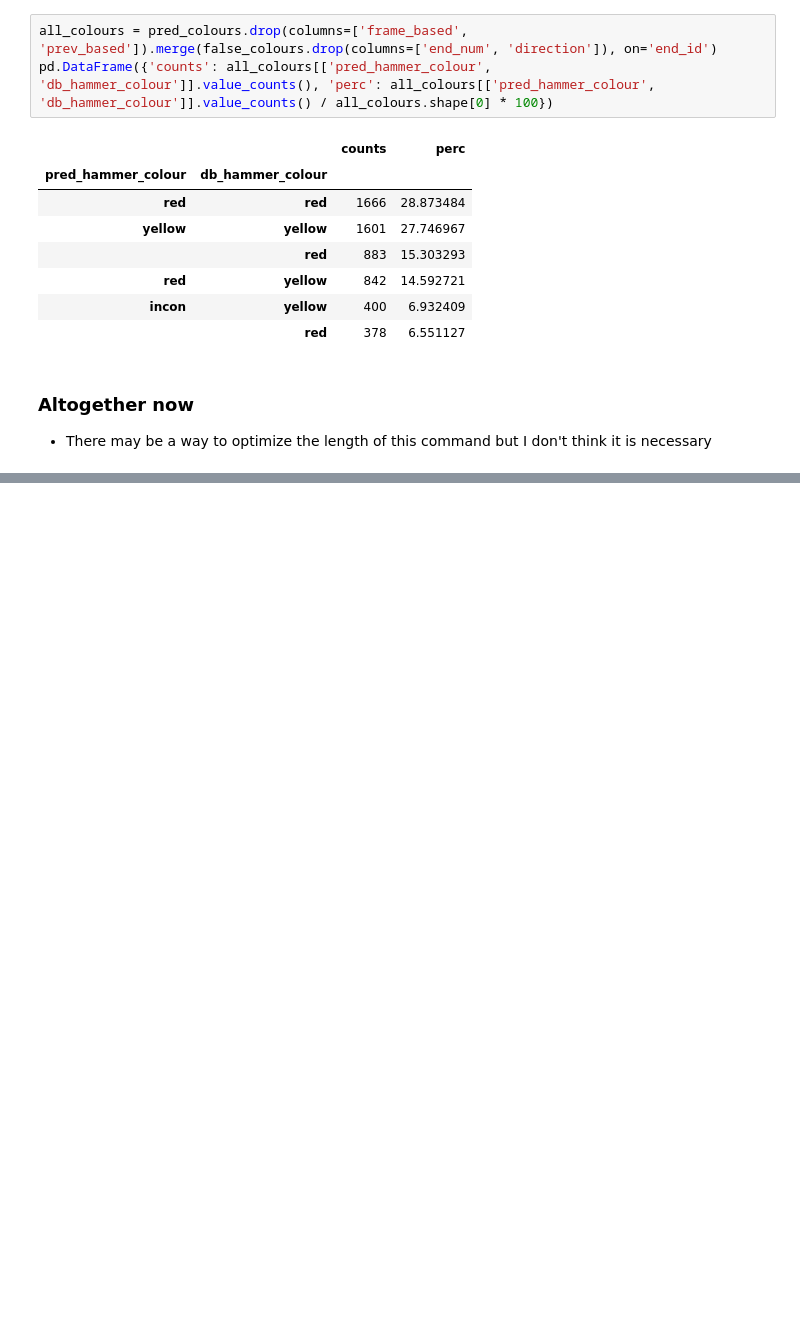
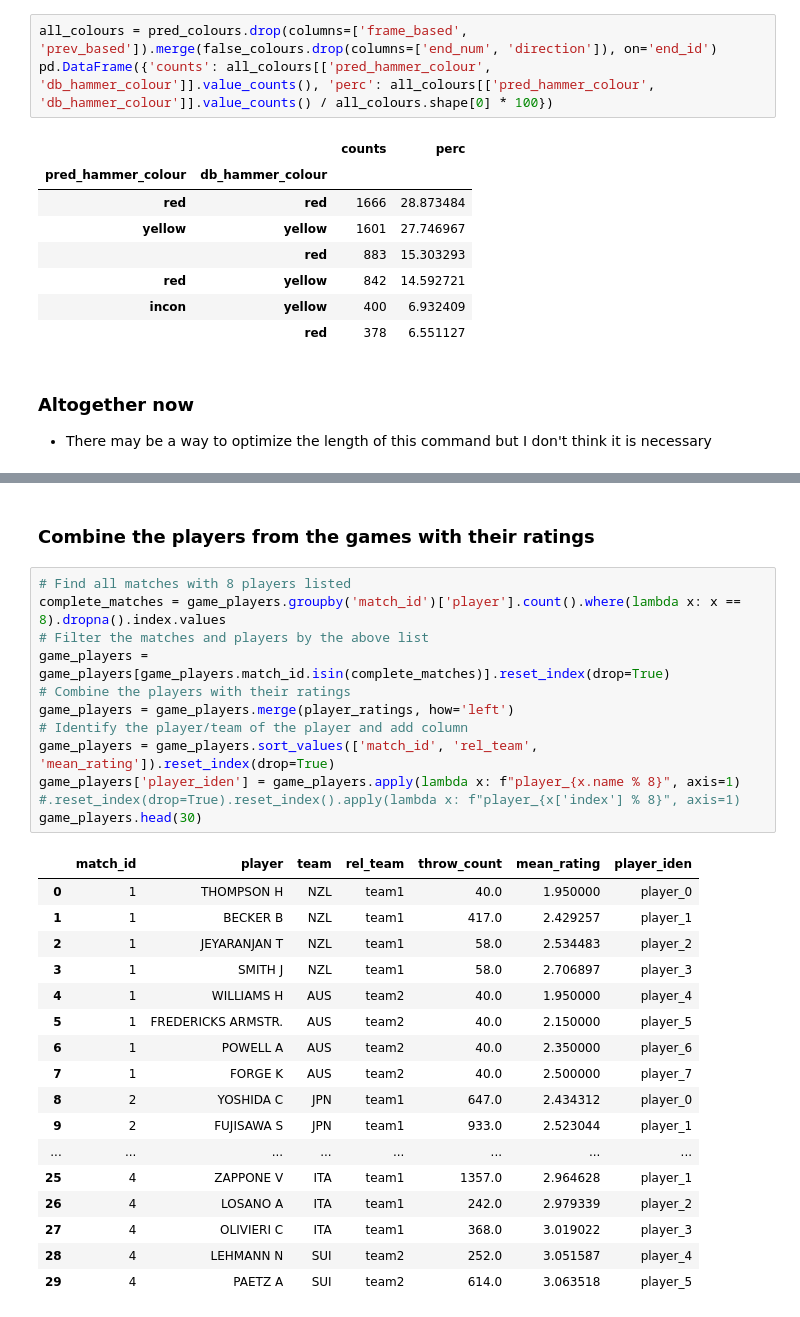
Before and after one commit to NWNHT/curling, a Jupyter notebook: src/predictions.ipynb, the cells around one changed output, grey strips where cells are left out. Cells and saved outputs as stored; diff of their text form; blank space fills up the shorter version.

```diff
--- a/src/predictions.ipynb
+++ b/src/predictions.ipynb
@@ -962,0 +1145,32 @@ pd.DataFrame({'counts': pred_colours[['pred_hammer_colour']].value_counts(), 'pe
+# %% [markdown]
+### Combine the players from the games with their ratings
+# %%
+# Find all matches with 8 players listed
+complete_matches = game_players.groupby('match_id')['player'].count().where(lambda x: x == 8).dropna().index.values
+# Filter the matches and players by the above list
+game_players = game_players[game_players.match_id.isin(complete_matches)].reset_index(drop=True)
+# Combine the players with their ratings
+game_players = game_players.merge(player_ratings, how='left')
+# Identify the player/team of the player and add column
+game_players = game_players.sort_values(['match_id', 'rel_team', 'mean_rating']).reset_index(drop=True)
+game_players['player_iden'] = game_players.apply(lambda x: f"player_{x.name % 8}", axis=1)
+#.reset_index(drop=True).reset_index().apply(lambda x: f"player_{x['index'] % 8}", axis=1)
+game_players.head(30)
+# %% [output]
+|  | match_id | player | team | rel_team | throw_count | mean_rating | player_iden |
+| 0 | 1 | THOMPSON H | NZL | team1 | 40.0 | 1.950000 | player_0 |
+| 1 | 1 | BECKER B | NZL | team1 | 417.0 | 2.429257 | player_1 |
+| 2 | 1 | JEYARANJAN T | NZL | team1 | 58.0 | 2.534483 | player_2 |
+| 3 | 1 | SMITH J | NZL | team1 | 58.0 | 2.706897 | player_3 |
+| 4 | 1 | WILLIAMS H | AUS | team2 | 40.0 | 1.950000 | player_4 |
+| 5 | 1 | FREDERICKS ARMSTR. | AUS | team2 | 40.0 | 2.150000 | player_5 |
+| 6 | 1 | POWELL A | AUS | team2 | 40.0 | 2.350000 | player_6 |
+| 7 | 1 | FORGE K | AUS | team2 | 40.0 | 2.500000 | player_7 |
+| 8 | 2 | YOSHIDA C | JPN | team1 | 647.0 | 2.434312 | player_0 |
+| 9 | 2 | FUJISAWA S | JPN | team1 | 933.0 | 2.523044 | player_1 |
+| ... | ... | ... | ... | ... | ... | ... | ... |
+| 25 | 4 | ZAPPONE V | ITA | team1 | 1357.0 | 2.964628 | player_1 |
+| 26 | 4 | LOSANO A | ITA | team1 | 242.0 | 2.979339 | player_2 |
+| 27 | 4 | OLIVIERI C | ITA | team1 | 368.0 | 3.019022 | player_3 |
+| 28 | 4 | LEHMANN N | SUI | team2 | 252.0 | 3.051587 | player_4 |
+| 29 | 4 | PAETZ A | SUI | team2 | 614.0 | 3.063518 | player_5 |
```
Also changed, not shown: parts of 38 cells of this notebook, 10 other files.
